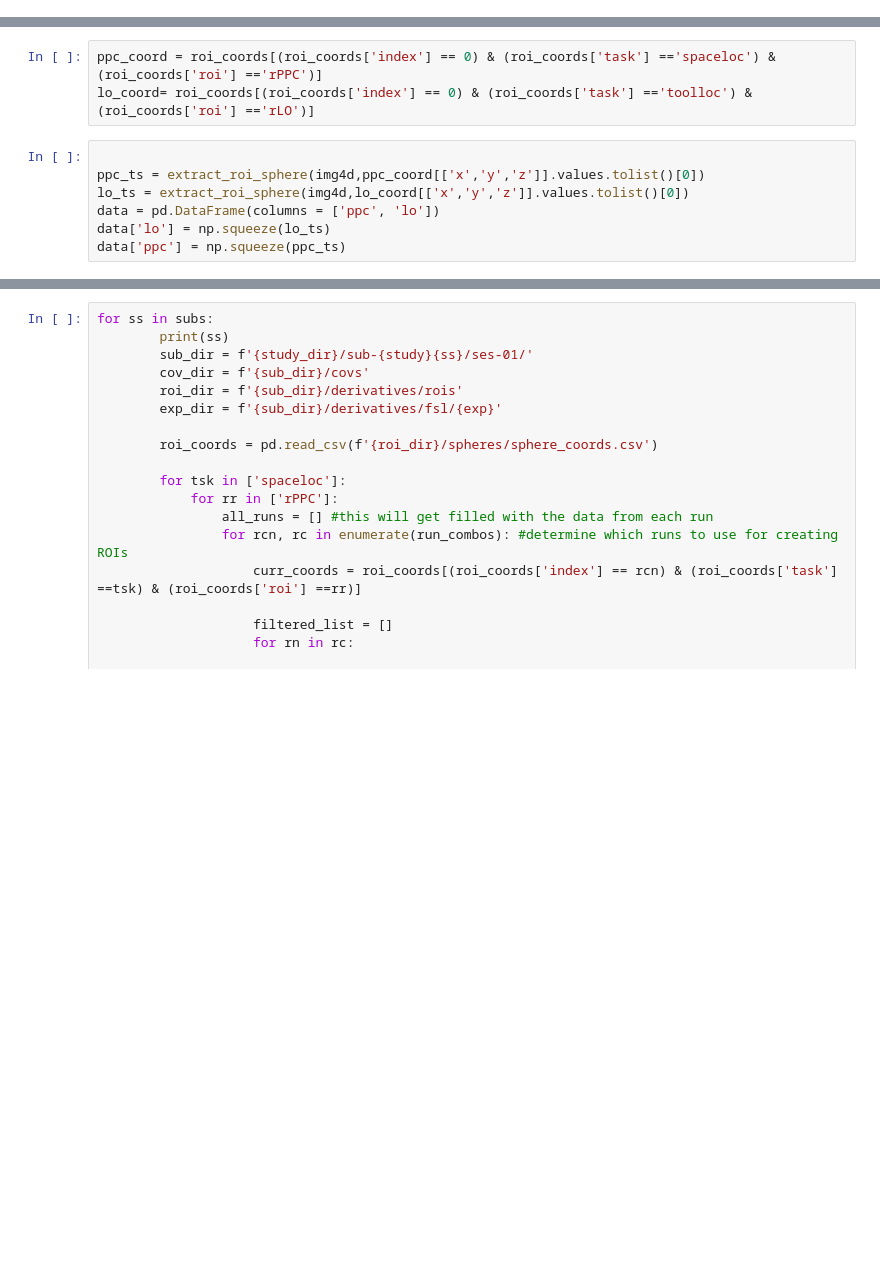
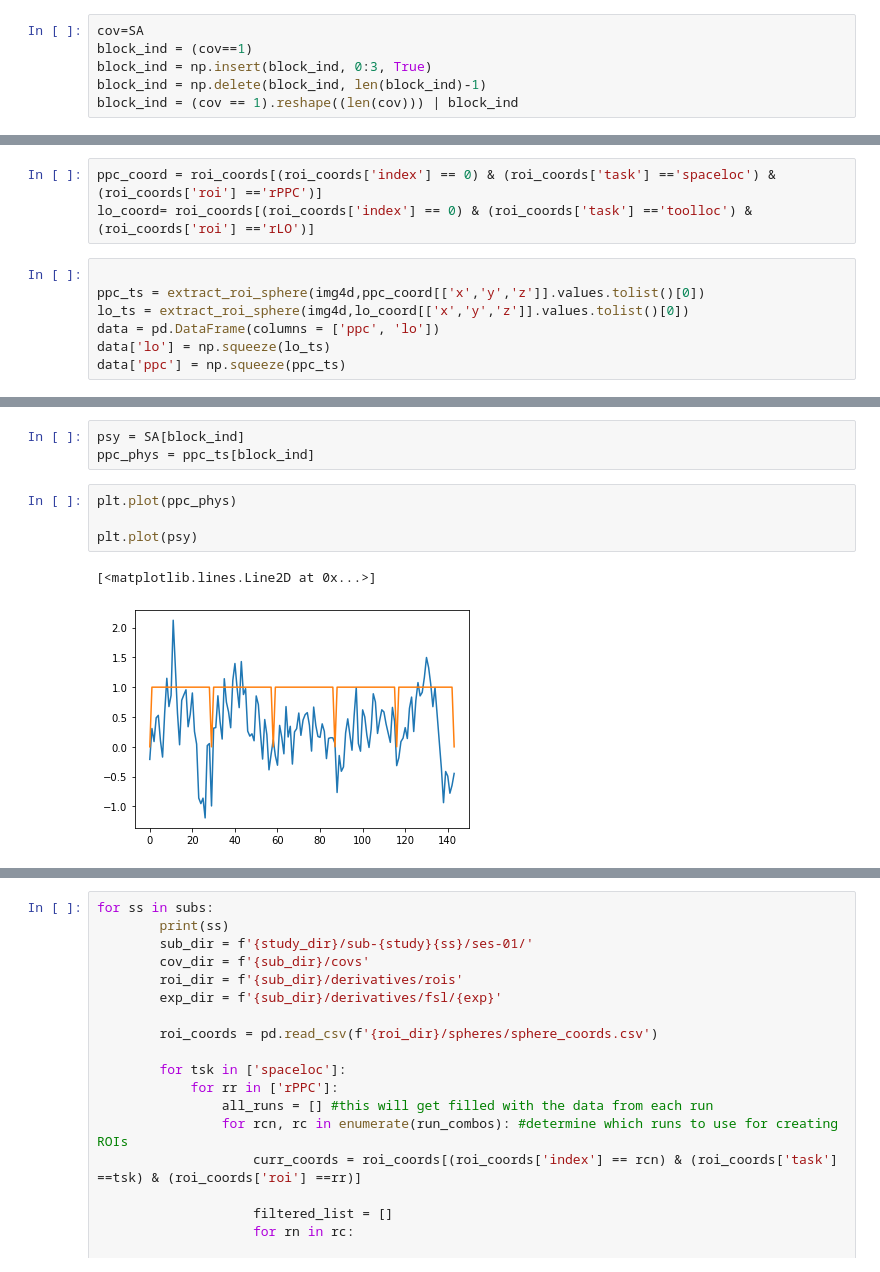
Before and after one commit to vayzenb/docnet, a Jupyter notebook: fmri/spaceloc/effective_connectivity.ipynb, the cells around one changed output, grey strips where cells are left out. Cells and saved outputs as stored; diff of their text form; blank space fills up the shorter version.

```diff
--- a/fmri/spaceloc/effective_connectivity.ipynb
+++ b/fmri/spaceloc/effective_connectivity.ipynb
@@ -95,0 +159,6 @@ def make_psy_cov(runs,ss):
+# %%
+cov=SA
+block_ind = (cov==1)
+block_ind = np.insert(block_ind, 0:3, True)
+block_ind = np.delete(block_ind, len(block_ind)-1)
+block_ind = (cov == 1).reshape((len(cov))) | block_ind
@@ -156,0 +236,10 @@ plt.plot(lo_ts)
+# %%
+psy = SA[block_ind]
+ppc_phys = ppc_ts[block_ind]
+# %%
+plt.plot(ppc_phys)
+
+plt.plot(psy)
+# %% [output]
+[<matplotlib.lines.Line2D at 0x...>]
+[figure, added]
```
Also changed, not shown: parts of 15 cells of this notebook, 3 other files.
